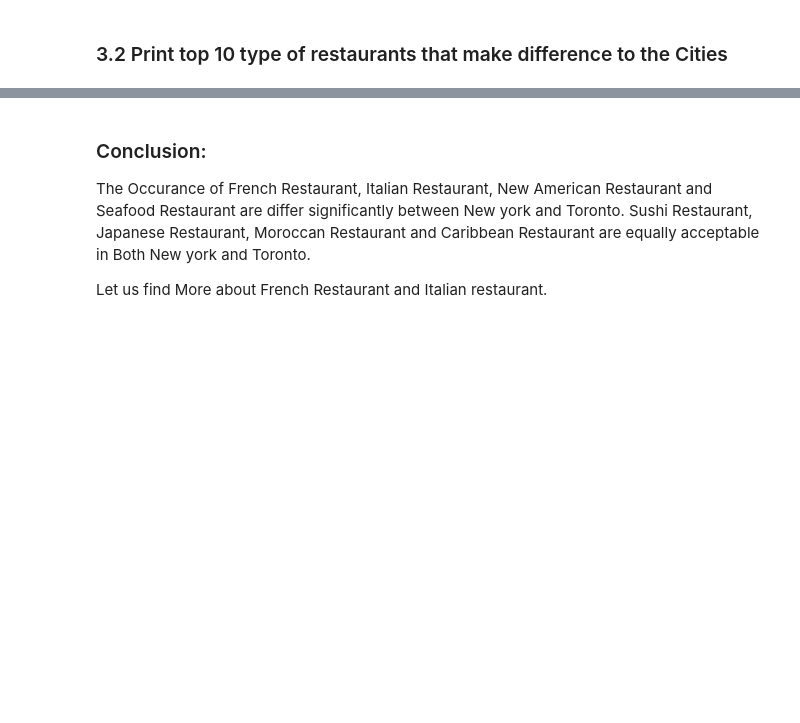
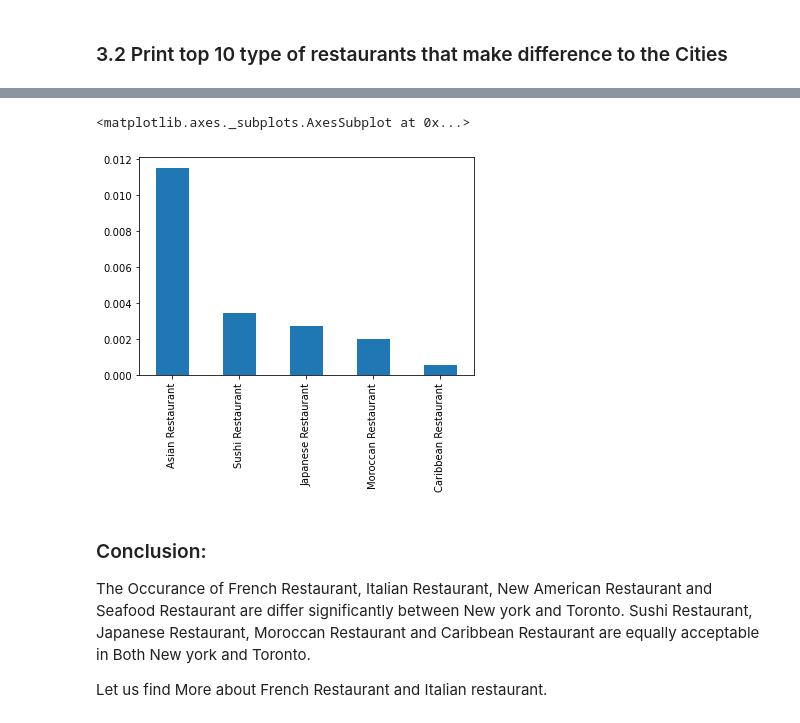
Before and after one commit to qwzx0001/capstone, a Jupyter notebook: Week 5 Assignment.ipynb, the cells around one changed output, grey strips where cells are left out. Cells and saved outputs as stored; diff of their text form; code cells hidden in the pictures; blank space fills up the shorter version.

```diff
--- a/Week 5 Assignment.ipynb
+++ b/Week 5 Assignment.ipynb
@@ -400,3 +403,9 @@ Name: city, dtype: float64
+# %%
+target = abs(cor['city']).sort_values(ascending=False)
+target[-5:].plot(kind='bar')
+# %% [output]
+<matplotlib.axes._subplots.AxesSubplot at 0x...>
+[figure, added]
 # %% [markdown]
 ### Conclusion:
 The Occurance of French Restaurant, Italian Restaurant, New American Restaurant and Seafood Restaurant are differ significantly between New york and Toronto.
```
Also changed, not shown: parts of 4 cells of this notebook.
